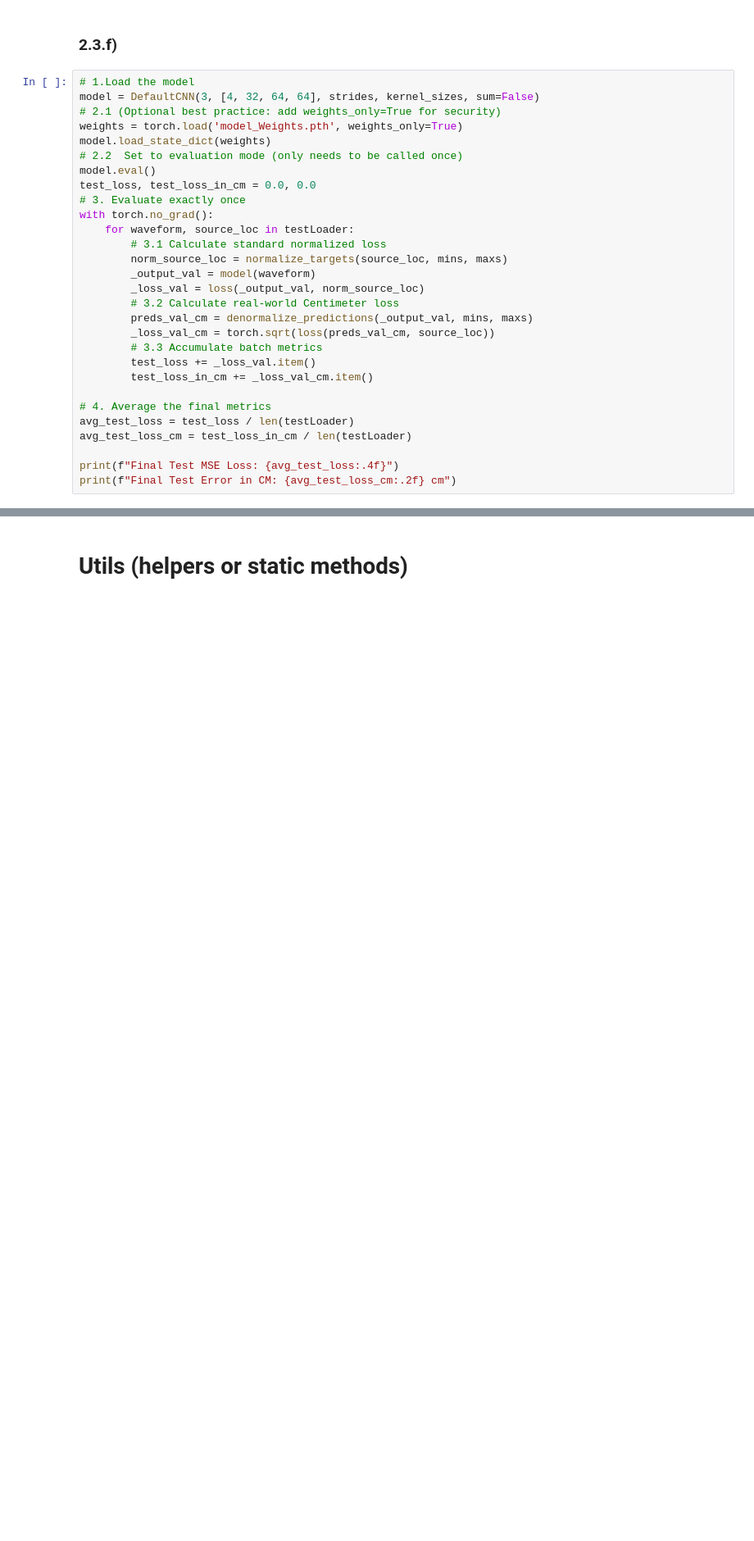
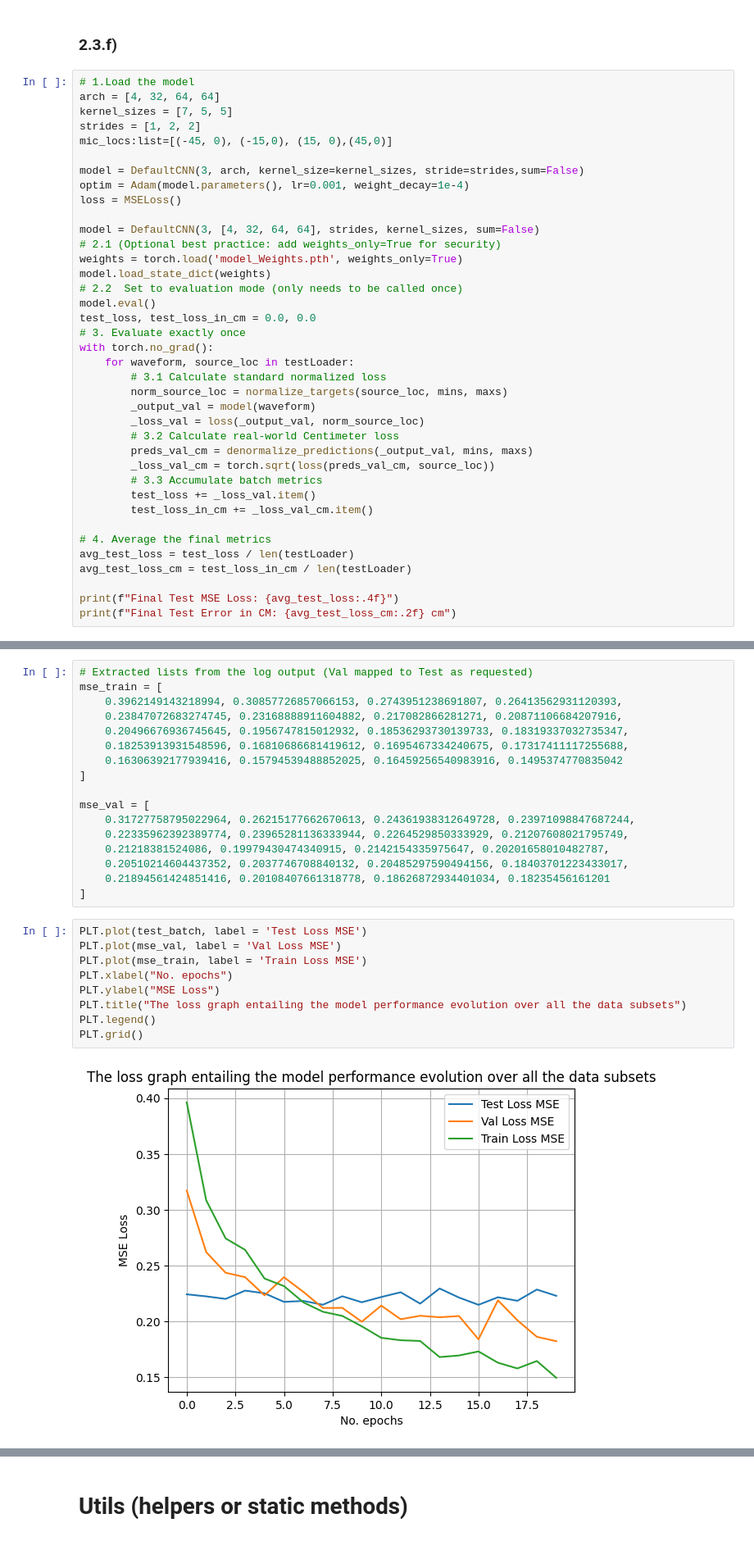
Before and after one commit to Christian-Stefan/Audio-Source-Localization-and-Isolation-using-CNN, a Jupyter notebook: assign2_part_3.ipynb, the cells around one changed output, grey strips where cells are left out. Shown at 82% size. Saved outputs shown, nothing was run; the diff lists cells and outputs as text; blank space fills up the shorter version.

```diff
--- a/assign2_part_3.ipynb
+++ b/assign2_part_3.ipynb
@@ -318,6 +318,15 @@ ________________________________________________________________________________
 ### 2.3.f)
 # %%
 # 1.Load the model
+arch = [4, 32, 64, 64]
+kernel_sizes = [7, 5, 5]
+strides = [1, 2, 2]
+mic_locs:list=[(-45, 0), (-15,0), (15, 0),(45,0)]
+
+model = DefaultCNN(3, arch, kernel_size=kernel_sizes, stride=strides,sum=False)
+optim = Adam(model.parameters(), lr=0.001, weight_decay=1e-4)
+loss = MSELoss()
+
 model = DefaultCNN(3, [4, 32, 64, 64], strides, kernel_sizes, sum=False)
 # 2.1 (Optional best practice: add weights_only=True for security)
 weights = torch.load('model_Weights.pth', weights_only=True)
@@ -350,0 +437,28 @@ Final Test Error in CM: 66.34 cm
+# %%
+# Extracted lists from the log output (Val mapped to Test as requested)
+mse_train = [
+    0.3962149143218994, 0.30857726857066153, 0.2743951238691807, 0.26413562931120393,
+    0.23847072683274745, 0.23168888911604882, 0.217082866281271, 0.20871106684207916,
+    0.20496676936745645, 0.1956747815012932, 0.18536293730139733, 0.18319337032735347,
+    0.18253913931548596, 0.16810686681419612, 0.1695467334240675, 0.17317411117255688,
+    0.16306392177939416, 0.15794539488852025, 0.16459256540983916, 0.1495374770835042
+]
+
+mse_val = [
+    0.31727758795022964, 0.26215177662670613, 0.24361938312649728, 0.23971098847687244,
+    0.22335962392389774, 0.23965281136333944, 0.2264529850333929, 0.21207608021795749,
+    0.21218381524086, 0.19979430474340915, 0.2142154335975647, 0.20201658010482787,
+    0.20510214604437352, 0.2037746708840132, 0.20485297590494156, 0.18403701223433017,
+    0.21894561424851416, 0.20108407661318778, 0.18626872934401034, 0.18235456161201
+]
+# %%
+PLT.plot(test_batch, label = 'Test Loss MSE')
+PLT.plot(mse_val, label = 'Val Loss MSE')
+PLT.plot(mse_train, label = 'Train Loss MSE')
+PLT.xlabel("No. epochs")
+PLT.ylabel("MSE Loss")
+PLT.title("The loss graph entailing the model performance evolution over all the data subsets")
+PLT.legend()
+PLT.grid()
+# %% [output]
+[figure, added]
```
Also changed, not shown: parts of 10 cells of this notebook.
